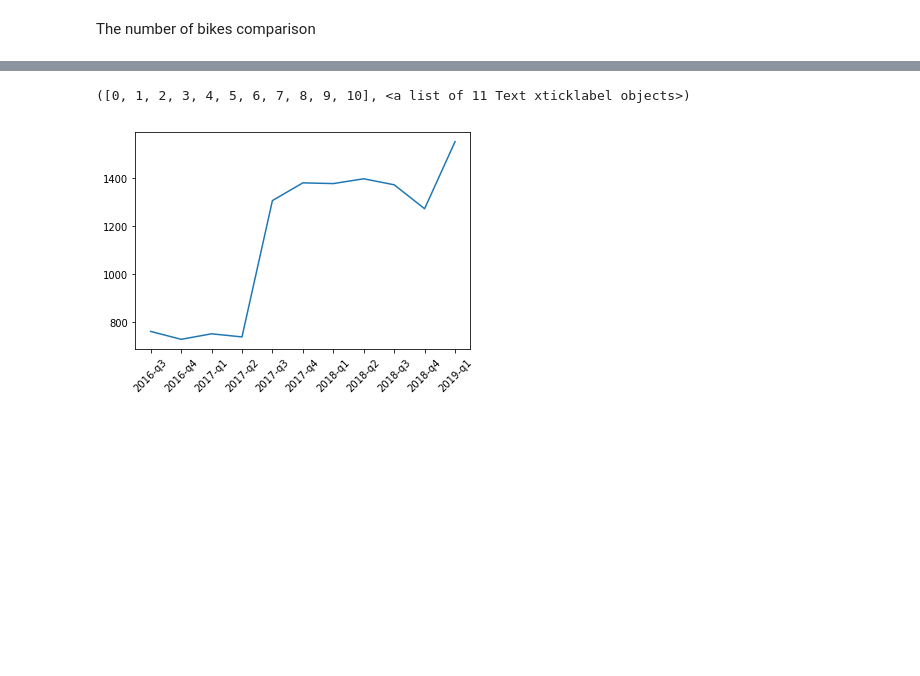
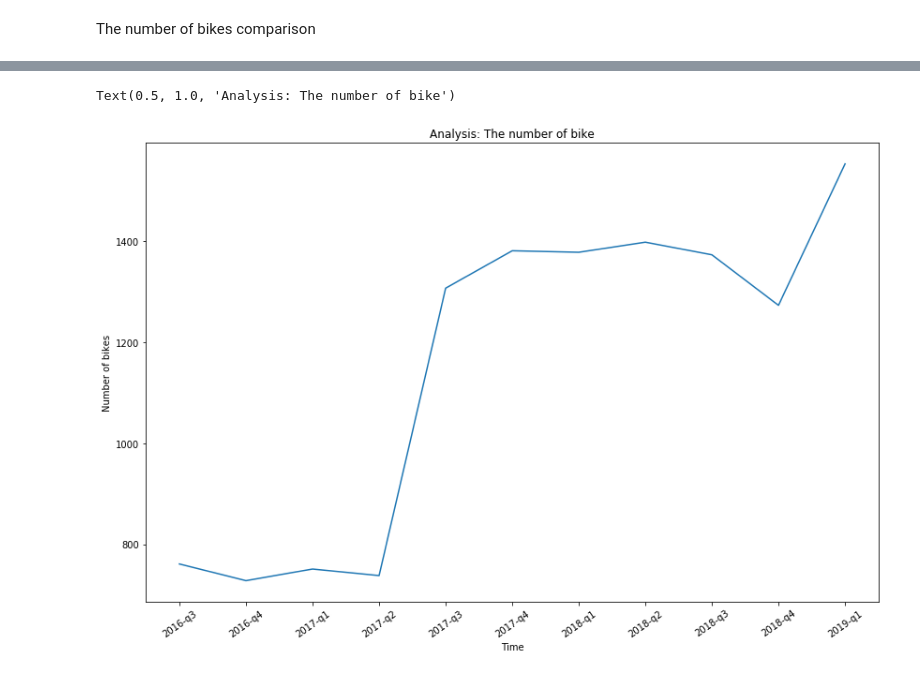
Before and after one commit to usc-hackerton/Metro-Bike, a Jupyter notebook: jhwoo/CheckBikeNumber.ipynb, the cells around one changed output, grey strips where cells are left out. Cells and saved outputs as stored; diff of their text form; code cells hidden in the pictures; blank space fills up the shorter version.

```diff
--- a/jhwoo/CheckBikeNumber.ipynb
+++ b/jhwoo/CheckBikeNumber.ipynb
@@ -49,5 +63,7 @@ num_bike_csv.to_csv("../data/num_bike.csv")
 # %% [markdown]
 The number of bikes comparison
+# %%
+num_bike = pd.read_csv("../data/num_bike.csv")
 # %%
 num_bike
 # %% [output]
@@ -55,6 +82,10 @@ num_bike
-# %%
-plt.plot(yr, num_bike)
-plt.xticks(rotation=45)
-# %% [output]
-([0, 1, 2, 3, 4, 5, 6, 7, 8, 9, 10], <a list of 11 Text xticklabel objects>)
-[figure, removed]
+# %%
+plt.figure(figsize=(14, 9))
+plt.plot(num_bike['time'], num_bike['num'], label='the number of bike')
+plt.xticks(rotation=35)
+plt.xlabel("Time")
+plt.ylabel("Number of bikes")
+plt.title("Analysis: The number of bike")
+# %% [output]
+Text(0.5, 1.0, 'Analysis: The number of bike')
+[figure, added]
```
Also changed, not shown: parts of 9 cells of this notebook.
